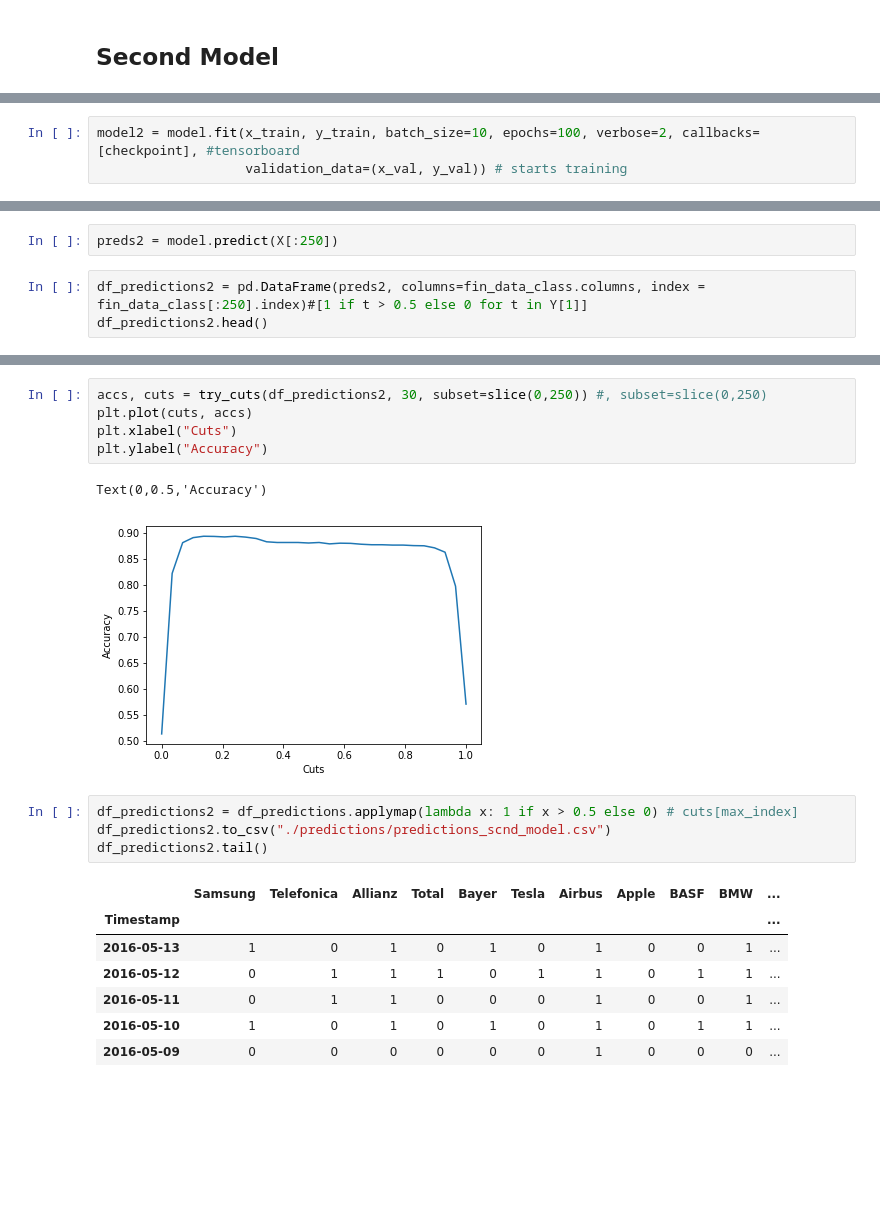
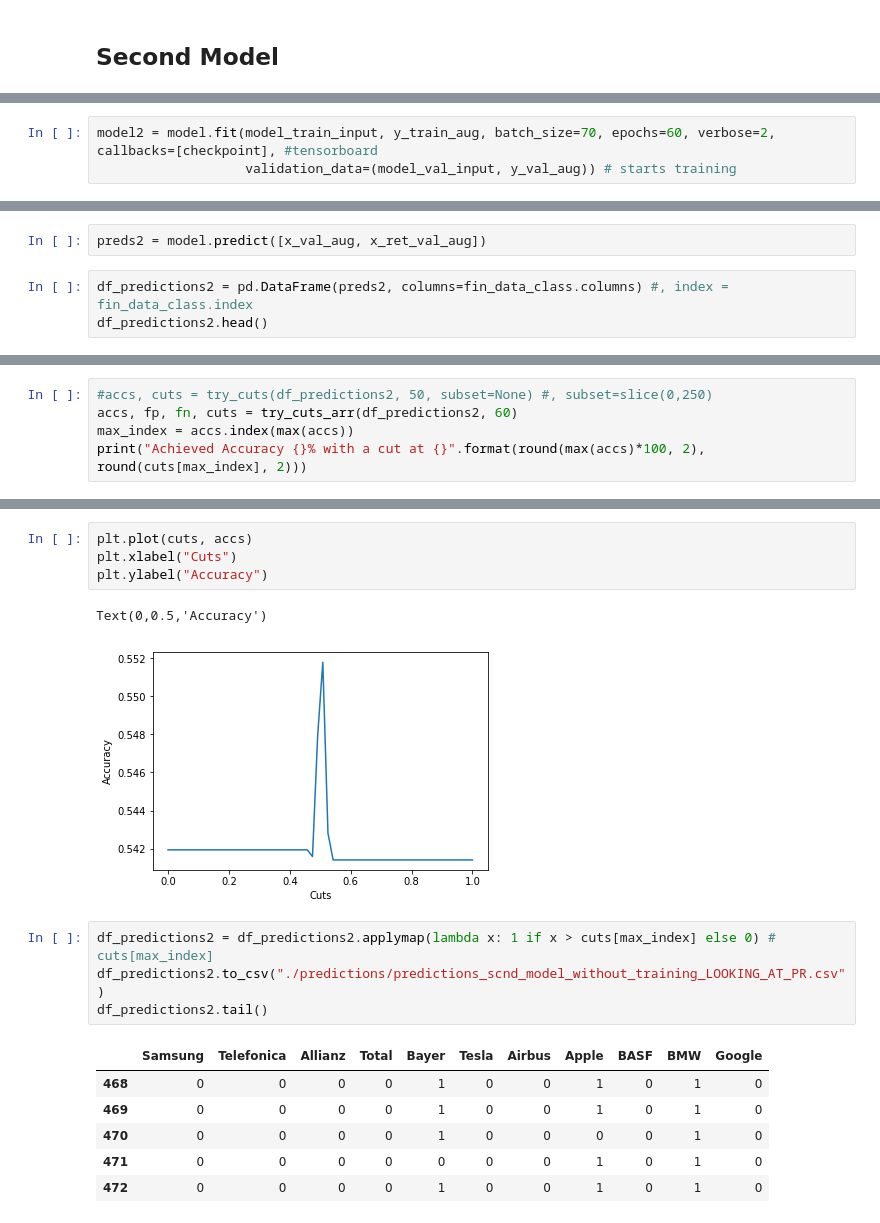
Before and after one commit to kosnil/kd-seminar, a Jupyter notebook: mlp/D2V_Reformat_CNN.ipynb, the cells around one changed output, grey strips where cells are left out. Saved outputs shown, nothing was run; the diff lists cells and outputs as text; blank space fills up the shorter version.

```diff
--- a/mlp/D2V_Reformat_CNN.ipynb
+++ b/mlp/D2V_Reformat_CNN.ipynb
@@ -554,4 +672,4 @@ ________________________________________________________________________________
 # %%
-model2 = model.fit(x_train, y_train, batch_size=10, epochs=100, verbose=2, callbacks=[checkpoint], #tensorboard
-                   validation_data=(x_val, y_val)) # starts training
+model2 = model.fit(model_train_input, y_train_aug, batch_size=70, epochs=60, verbose=2, callbacks=[checkpoint], #tensorboard
+                   validation_data=(model_val_input, y_val_aug)) # starts training
 # %% [output]
@@ -582,6 +724,6 @@ plt.show()
 # %%
-preds2 = model.predict(X[:250])
+preds2 = model.predict([x_val_aug, x_ret_val_aug])
 # %%
-df_predictions2 = pd.DataFrame(preds2, columns=fin_data_class.columns, index = fin_data_class[:250].index)#[1 if t > 0.5 else 0 for t in Y[1]]
+df_predictions2 = pd.DataFrame(preds2, columns=fin_data_class.columns) #, index = fin_data_class.index
 df_predictions2.head()
 # %% [output]
@@ -594,0 +736,5 @@ df_predictions2.head()
+# %%
+#accs, cuts = try_cuts(df_predictions2, 50, subset=None) #, subset=slice(0,250)
+accs, fp, fn, cuts = try_cuts_arr(df_predictions2, 60)
+max_index = accs.index(max(accs))
+print("Achieved Accuracy {}% with a cut at {}".format(round(max(accs)*100, 2), round(cuts[max_index], 2)))
@@ -595,23 +750,21 @@ df_predictions2.head()
 # %%
-accs, cuts = try_cuts(df_predictions2, 30, subset=slice(0,250)) #, subset=slice(0,250)
 plt.plot(cuts, accs)
 plt.xlabel("Cuts")
 plt.ylabel("Accuracy")
 # %% [output]
 Text(0,0.5,'Accuracy')
-[figure, old version]
+[figure, new version]
 # %%
-df_predictions2 = df_predictions.applymap(lambda x: 1 if x > 0.5 else 0) # cuts[max_index]
-df_predictions2.to_csv("./predictions/predictions_scnd_model.csv")
+df_predictions2 = df_predictions2.applymap(lambda x: 1 if x > cuts[max_index] else 0) # cuts[max_index]
+df_predictions2.to_csv("./predictions/predictions_scnd_model_without_training_LOOKING_AT_PR.csv")
 df_predictions2.tail()
 # %% [output]
-|  | Samsung | Telefonica | Allianz | Total | Bayer | Tesla | Airbus | Apple | BASF | BMW | ... |
-| Timestamp |  |  |  |  |  |  |  |  |  |  | ... |
-| 2016-05-13 | 1 | 0 | 1 | 0 | 1 | 0 | 1 | 0 | 0 | 1 | ... |
-| 2016-05-12 | 0 | 1 | 1 | 1 | 0 | 1 | 1 | 0 | 1 | 1 | ... |
-| 2016-05-11 | 0 | 1 | 1 | 0 | 0 | 0 | 1 | 0 | 0 | 1 | ... |
-| 2016-05-10 | 1 | 0 | 1 | 0 | 1 | 0 | 1 | 0 | 1 | 1 | ... |
-| 2016-05-09 | 0 | 0 | 0 | 0 | 0 | 0 | 1 | 0 | 0 | 0 | ... |
+|  | Samsung | Telefonica | Allianz | Total | Bayer | Tesla | Airbus | Apple | BASF | BMW | Google |
+| 468 | 0 | 0 | 0 | 0 | 1 | 0 | 0 | 1 | 0 | 1 | 0 |
+| 469 | 0 | 0 | 0 | 0 | 1 | 0 | 0 | 1 | 0 | 1 | 0 |
+| 470 | 0 | 0 | 0 | 0 | 1 | 0 | 0 | 0 | 0 | 1 | 0 |
+| 471 | 0 | 0 | 0 | 0 | 0 | 0 | 0 | 1 | 0 | 1 | 0 |
+| 472 | 0 | 0 | 0 | 0 | 1 | 0 | 0 | 1 | 0 | 1 | 0 |
 # %%
 fin_data_class.tail()
 # %% [output]
```
Also changed, not shown: parts of 72 cells of this notebook, 15 other files.
